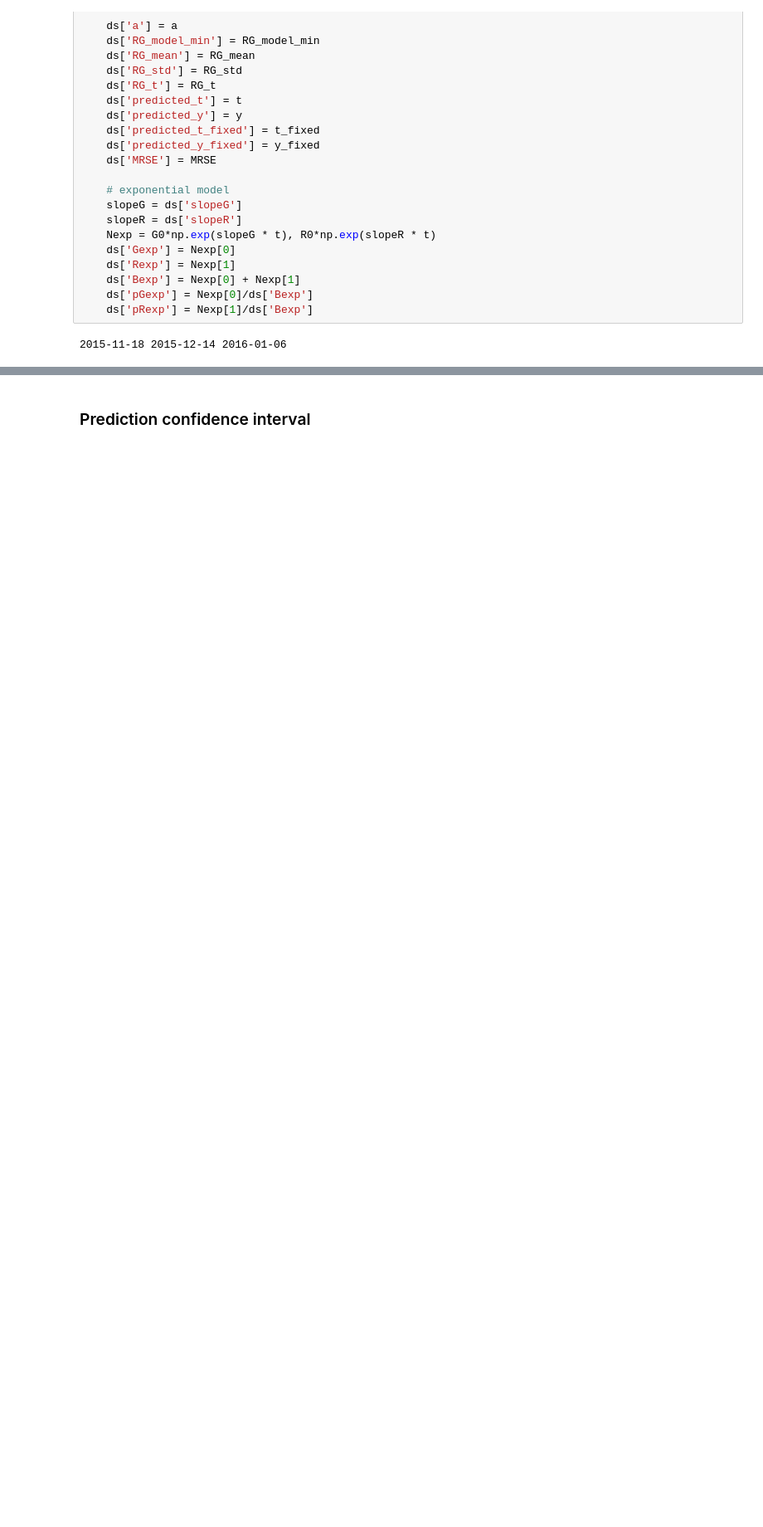
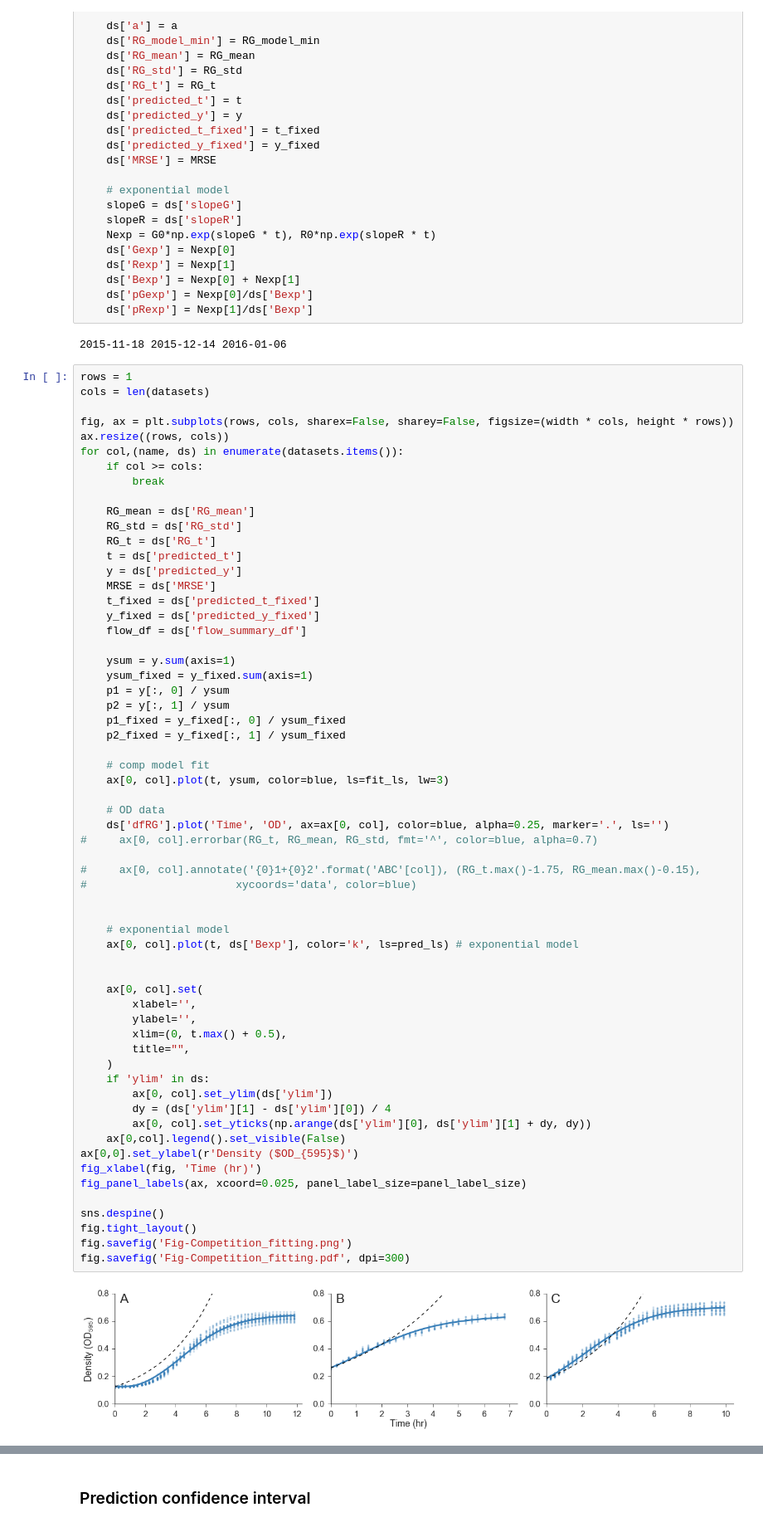
Before and after one commit to yoavram/curveball_ms, a Jupyter notebook: supp.ipynb, the cells around one changed output, grey strips where cells are left out. Shown at 83% size. Cells and saved outputs as stored; diff of their text form; blank space fills up the shorter version.

```diff
--- a/supp.ipynb
+++ b/supp.ipynb
@@ -486,4 +487,67 @@ for name, ds in datasets.items():
     ds['pRexp'] = Nexp[1]/ds['Bexp']
 # %% [output]
 2015-11-18 2015-12-14 2016-01-06
+# %%
+rows = 1
+cols = len(datasets)
+
+fig, ax = plt.subplots(rows, cols, sharex=False, sharey=False, figsize=(width * cols, height * rows))
+ax.resize((rows, cols))
+for col,(name, ds) in enumerate(datasets.items()):
+    if col >= cols:
+        break
+
+    RG_mean = ds['RG_mean']
+    RG_std = ds['RG_std']
+    RG_t = ds['RG_t']
+    t = ds['predicted_t']
+    y = ds['predicted_y']
+    MRSE = ds['MRSE']
+    t_fixed = ds['predicted_t_fixed']
+    y_fixed = ds['predicted_y_fixed']
+    flow_df = ds['flow_summary_df']
+
+    ysum = y.sum(axis=1)
+    ysum_fixed = y_fixed.sum(axis=1)
+    p1 = y[:, 0] / ysum
+    p2 = y[:, 1] / ysum
+    p1_fixed = y_fixed[:, 0] / ysum_fixed
+    p2_fixed = y_fixed[:, 1] / ysum_fixed
+
+    # comp model fit
+    ax[0, col].plot(t, ysum, color=blue, ls=fit_ls, lw=3)
+
+    # OD data
+    ds['dfRG'].plot('Time', 'OD', ax=ax[0, col], color=blue, alpha=0.25, marker='.', ls='')
+#     ax[0, col].errorbar(RG_t, RG_mean, RG_std, fmt='^', color=blue, alpha=0.7)
+
+#     ax[0, col].annotate('{0}1+{0}2'.format('ABC'[col]), (RG_t.max()-1.75, RG_mean.max()-0.15),
+#                       xycoords='data', color=blue)
+
+
+    # exponential model
+    ax[0, col].plot(t, ds['Bexp'], color='k', ls=pred_ls) # exponential model
+
+
+    ax[0, col].set(
+        xlabel='',
+        ylabel='',
+        xlim=(0, t.max() + 0.5),
+        title="",
+    )
+    if 'ylim' in ds:
+        ax[0, col].set_ylim(ds['ylim'])
+        dy = (ds['ylim'][1] - ds['ylim'][0]) / 4
+        ax[0, col].set_yticks(np.arange(ds['ylim'][0], ds['ylim'][1] + dy, dy))
+    ax[0,col].legend().set_visible(False)
+ax[0,0].set_ylabel(r'Density ($OD_{595}$)')
+fig_xlabel(fig, 'Time (hr)')
+fig_panel_labels(ax, xcoord=0.025, panel_label_size=panel_label_size)
+
+sns.despine()
+fig.tight_layout()
+fig.savefig('Fig-Competition_fitting.png')
+fig.savefig('Fig-Competition_fitting.pdf', dpi=300)
+# %% [output]
+[figure, added]
 # %%
```
Also changed, not shown: parts of 5 cells of this notebook, 1 other file.
